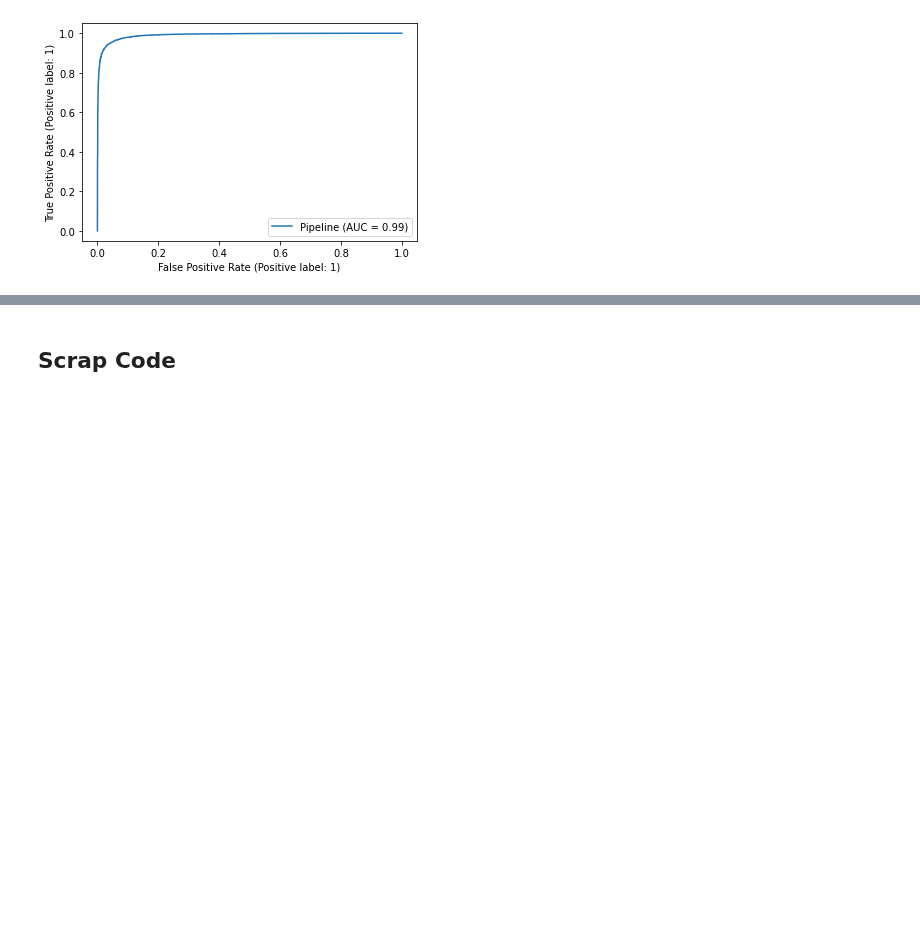
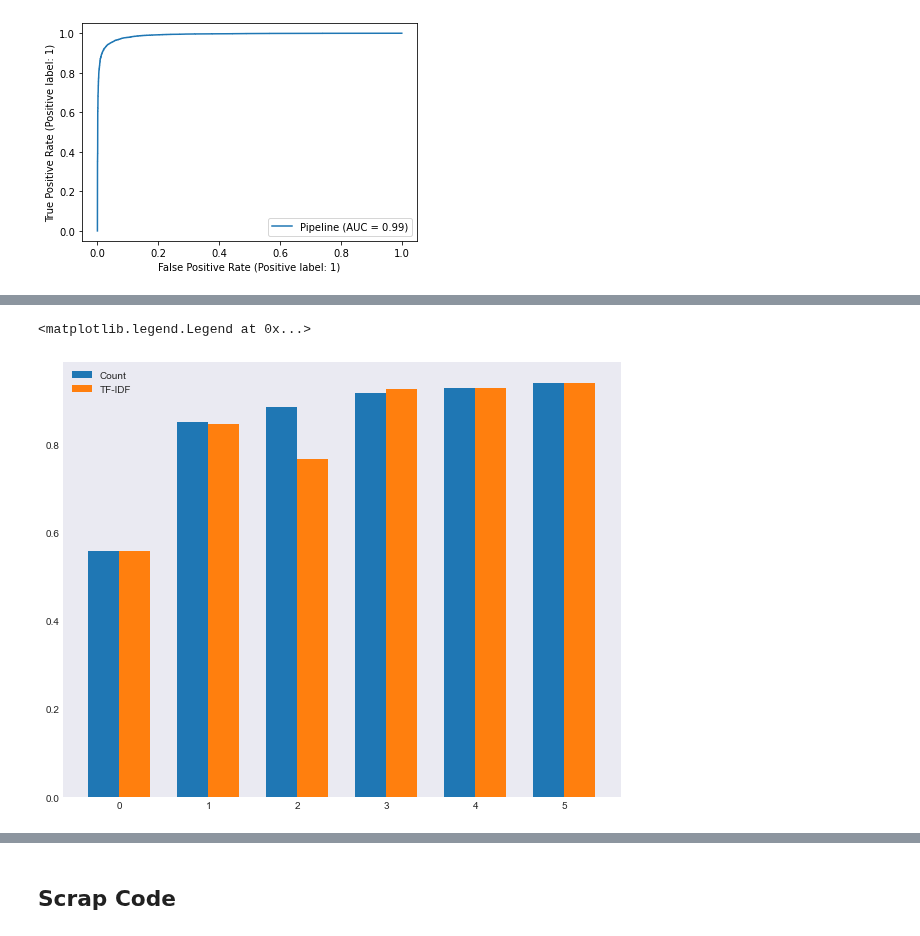
Before and after one commit to toastdeini/Wikipedia-article-quality, a Jupyter notebook: prep/Exploratory_Analysis.ipynb, the cells around one changed output, grey strips where cells are left out. Cells and saved outputs as stored; diff of their text form; code cells hidden in the pictures; blank space fills up the shorter version.

Commit message:
Starting to plot results

```diff
--- a/prep/Exploratory_Analysis.ipynb
+++ b/prep/Exploratory_Analysis.ipynb
@@ -799,0 +794,3 @@ RocCurveDisplay.from_estimator(xgb_cvec_pipe,
+# %%
+with open('../models/acc_scores.pkl', 'rb') as f:
+    acc_scores = pickle.load(f)
@@ -799,0 +800,21 @@ RocCurveDisplay.from_estimator(xgb_cvec_pipe,
+# %%
+cvec_acc_scores = []
+tfidf_acc_scores = []
+
+cvec_f1_scores = []
+tfidf_f1_scores = []
+
+acc_list = list(acc_scores.values())
+f1_list = list(f1_scores.values())
+# %%
+for index in range(0, len(acc_list), 2):
+    cvec_acc_scores.append(acc_list[index])
+
+for index in range(1, len(acc_list), 2):
+    tfidf_acc_scores.append(acc_list[index])
+
+for index in range(0, len(f1_list), 2):
+    cvec_f1_scores.append(f1_list[index])
+
+for index in range(1, len(f1_list), 2):
+    tfidf_f1_scores.append(f1_list[index])
@@ -799,0 +831,22 @@ RocCurveDisplay.from_estimator(xgb_cvec_pipe,
+# %%
+alg_labels = ['Baseline (Dummy)',
+              'Decision Tree Classifier',
+              'Multinomial Naive Bayes',
+              'Random Forest Classifier',
+              'Gradient Boosting Classifier',
+              'XGBoost Classifier']
+# %%
+fig, ax = plt.subplots(figsize=(10,8))
+
+labels = ['Count', 'TF-IDF']
+
+x = np.arange(len(alg_labels))  # the label locations
+width = 0.35  # the width of the bars
+
+ax.bar(x - width/2, cvec_acc_scores, width)
+ax.bar(x + width/2, tfidf_acc_scores, width)
+
+ax.legend(labels)
+# %% [output]
+<matplotlib.legend.Legend at 0x...>
+[figure, added]
```
Also changed, not shown: parts of 8 cells of this notebook.
